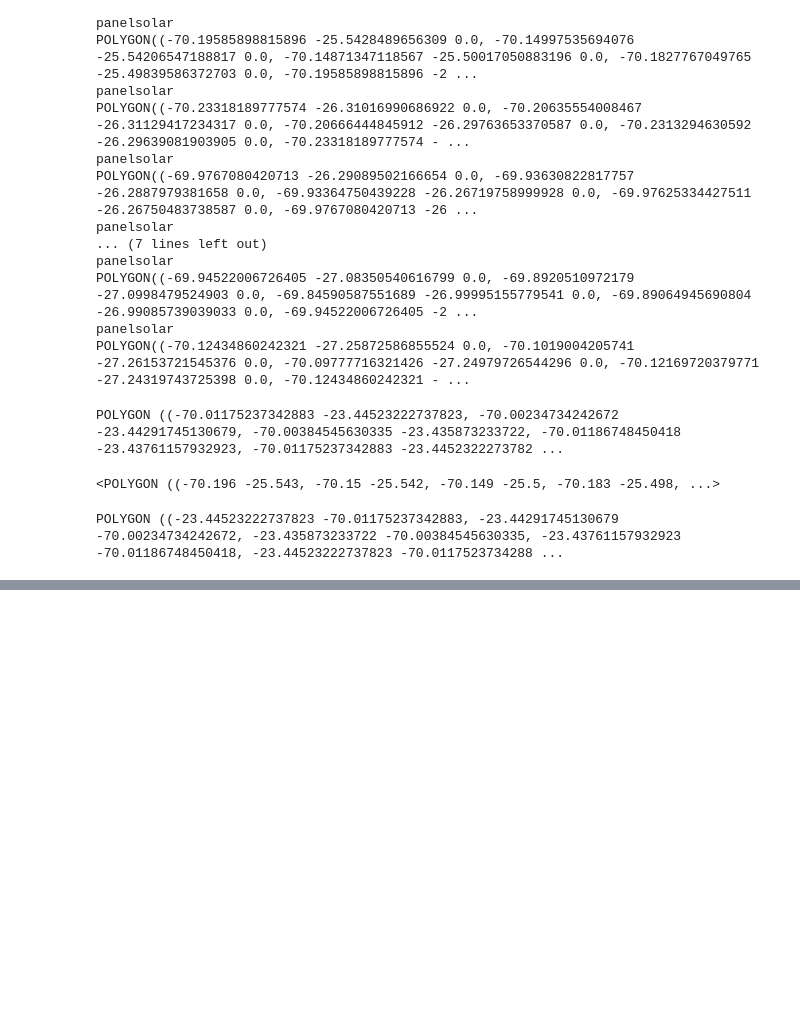
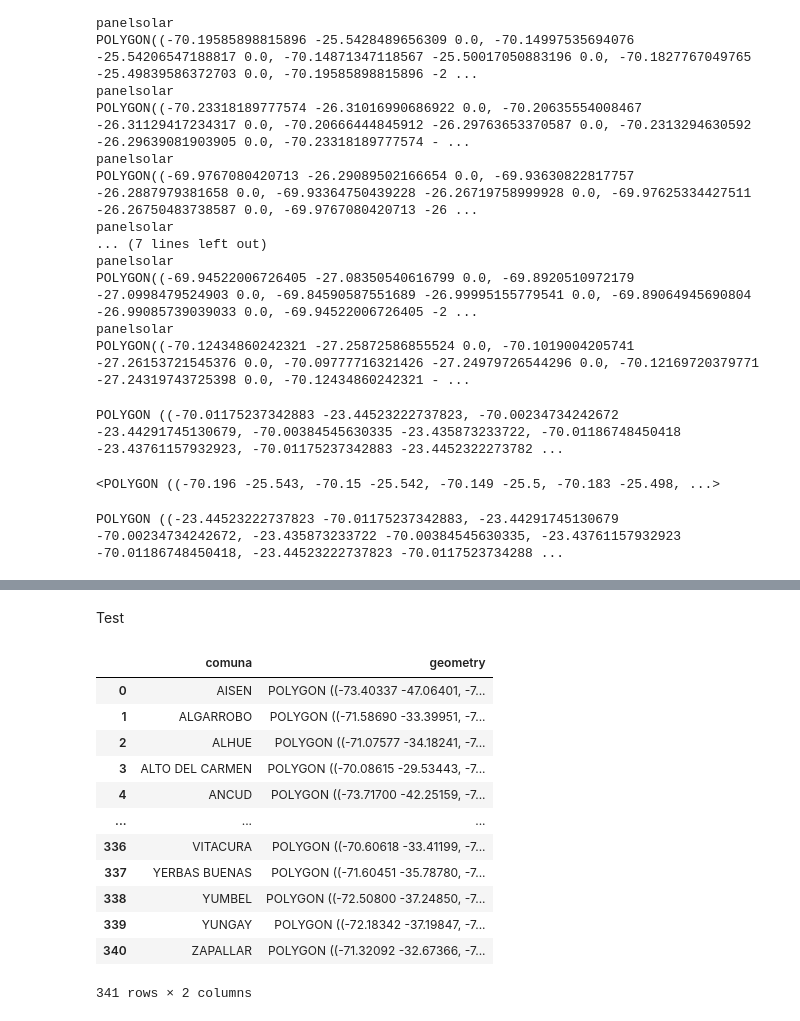
Before and after one commit to sebastiantare/chileanfires, a Jupyter notebook: notebooks/MBR_Filtering.ipynb, the cells around one changed output, grey strips where cells are left out. Cells and saved outputs as stored; diff of their text form; code cells hidden in the pictures; blank space fills up the shorter version.

```diff
--- a/notebooks/MBR_Filtering.ipynb
+++ b/notebooks/MBR_Filtering.ipynb
@@ -333,0 +357,20 @@ filter_by_mbrs(points_df, ignore_areas)
+# %% [markdown]
+Test
+# %%
+df_comunas = gpd.read_file('../django-api/api/data/comunas.geojson', driver='GeoJSON')
+# %%
+df_comunas
+# %% [output]
+|  | comuna | geometry |
+| 0 | AISEN | POLYGON ((-73.40337 -47.06401, -7... |
+| 1 | ALGARROBO | POLYGON ((-71.58690 -33.39951, -7... |
+| 2 | ALHUE | POLYGON ((-71.07577 -34.18241, -7... |
+| 3 | ALTO DEL CARMEN | POLYGON ((-70.08615 -29.53443, -7... |
+| 4 | ANCUD | POLYGON ((-73.71700 -42.25159, -7... |
+| ... | ... | ... |
+| 336 | VITACURA | POLYGON ((-70.60618 -33.41199, -7... |
+| 337 | YERBAS BUENAS | POLYGON ((-71.60451 -35.78780, -7... |
+| 338 | YUMBEL | POLYGON ((-72.50800 -37.24850, -7... |
+| 339 | YUNGAY | POLYGON ((-72.18342 -37.19847, -7... |
+| 340 | ZAPALLAR | POLYGON ((-71.32092 -32.67366, -7... |
+341 rows × 2 columns
```
Also changed, not shown: parts of 5 cells of this notebook, 19 other files.
